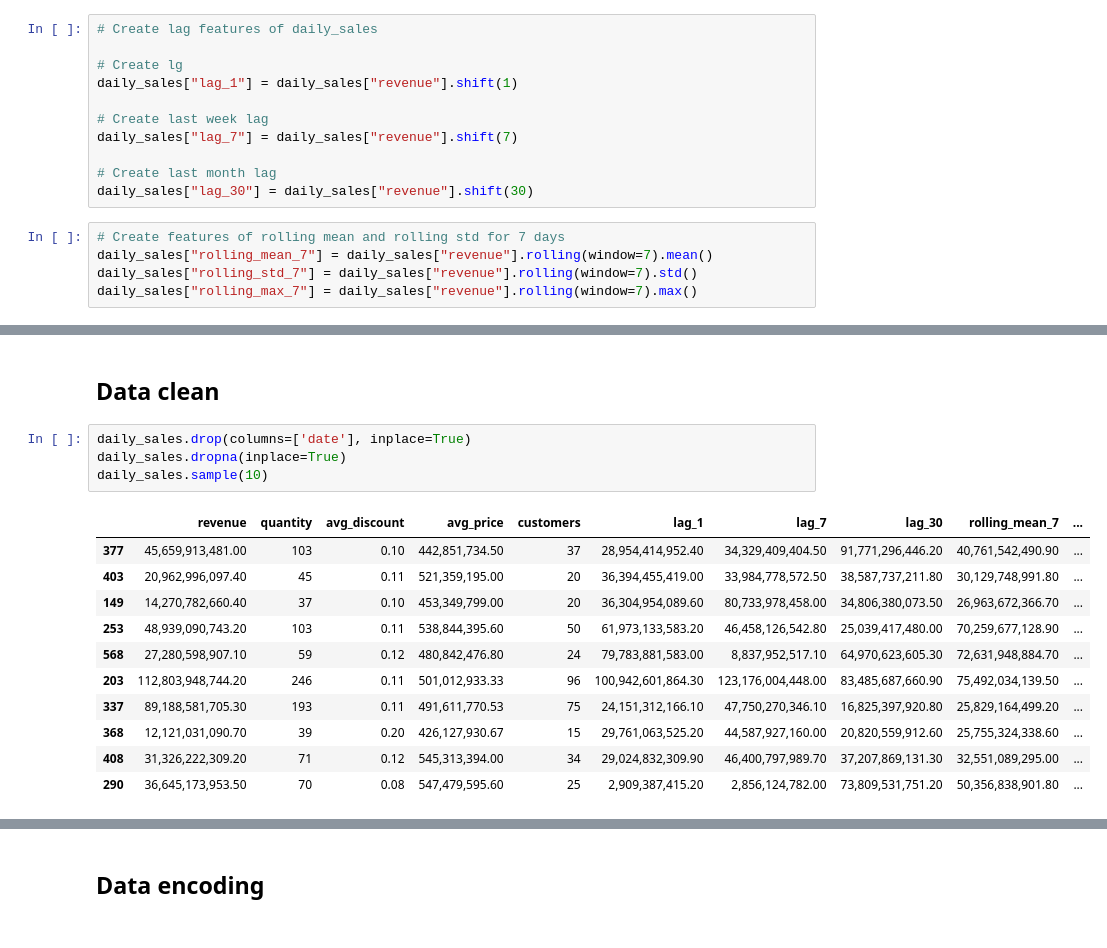
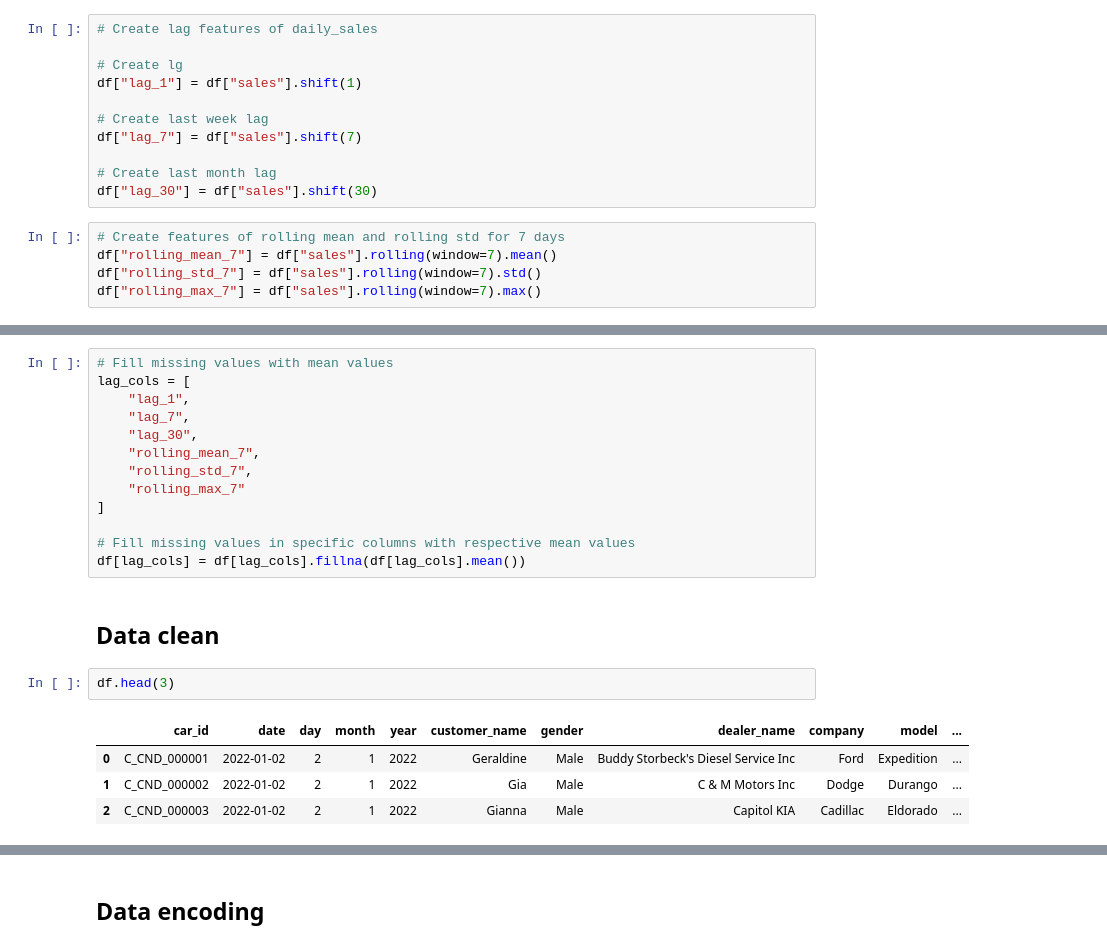
Before and after one commit to Mipjeiger/Car-sales-analytics-engineering, a Jupyter notebook: development/data_science/02_revenue_prediction.ipynb, the cells around one changed output, grey strips where cells are left out. Cells and saved outputs as stored; diff of their text form.

```diff
--- a/development/data_science/02_revenue_prediction.ipynb
+++ b/development/data_science/02_revenue_prediction.ipynb
@@ -107,18 +113,18 @@ revenue = daily_sales['revenue']
 # Create lag features of daily_sales
 
 # Create lg
-daily_sales["lag_1"] = daily_sales["revenue"].shift(1)
+df["lag_1"] = df["sales"].shift(1)
 
 # Create last week lag
-daily_sales["lag_7"] = daily_sales["revenue"].shift(7)
+df["lag_7"] = df["sales"].shift(7)
 
 # Create last month lag
-daily_sales["lag_30"] = daily_sales["revenue"].shift(30)
+df["lag_30"] = df["sales"].shift(30)
 # %%
 # Create features of rolling mean and rolling std for 7 days
-daily_sales["rolling_mean_7"] = daily_sales["revenue"].rolling(window=7).mean()
-daily_sales["rolling_std_7"] = daily_sales["revenue"].rolling(window=7).std()
-daily_sales["rolling_max_7"] = daily_sales["revenue"].rolling(window=7).max()
+df["rolling_mean_7"] = df["sales"].rolling(window=7).mean()
+df["rolling_std_7"] = df["sales"].rolling(window=7).std()
+df["rolling_max_7"] = df["sales"].rolling(window=7).max()
 # %%
 # Retrieve year, month, day_of_week, quarter, week_of_year, season from df into daily_sales
 daily_sales = daily_sales.merge(
@@ -129,18 +144,22 @@ daily_sales = daily_sales.merge(
+# %%
+# Fill missing values with mean values
+lag_cols = [
+    "lag_1",
+    "lag_7",
+    "lag_30",
+    "rolling_mean_7",
+    "rolling_std_7",
+    "rolling_max_7"
+]
+
+# Fill missing values in specific columns with respective mean values
+df[lag_cols] = df[lag_cols].fillna(df[lag_cols].mean())
 # %% [markdown]
 ## Data clean
 # %%
-daily_sales.drop(columns=['date'], inplace=True)
-daily_sales.dropna(inplace=True)
-daily_sales.sample(10)
+df.head(3)
 # %% [output]
-|  | revenue | quantity | avg_discount | avg_price | customers | lag_1 | lag_7 | lag_30 | rolling_mean_7 | ... |
-| 377 | 45,659,913,481.00 | 103 | 0.10 | 442,851,734.50 | 37 | 28,954,414,952.40 | 34,329,409,404.50 | 91,771,296,446.20 | 40,761,542,490.90 | ... |
-| 403 | 20,962,996,097.40 | 45 | 0.11 | 521,359,195.00 | 20 | 36,394,455,419.00 | 33,984,778,572.50 | 38,587,737,211.80 | 30,129,748,991.80 | ... |
-| 149 | 14,270,782,660.40 | 37 | 0.10 | 453,349,799.00 | 20 | 36,304,954,089.60 | 80,733,978,458.00 | 34,806,380,073.50 | 26,963,672,366.70 | ... |
-| 253 | 48,939,090,743.20 | 103 | 0.11 | 538,844,395.60 | 50 | 61,973,133,583.20 | 46,458,126,542.80 | 25,039,417,480.00 | 70,259,677,128.90 | ... |
-| 568 | 27,280,598,907.10 | 59 | 0.12 | 480,842,476.80 | 24 | 79,783,881,583.00 | 8,837,952,517.10 | 64,970,623,605.30 | 72,631,948,884.70 | ... |
-| 203 | 112,803,948,744.20 | 246 | 0.11 | 501,012,933.33 | 96 | 100,942,601,864.30 | 123,176,004,448.00 | 83,485,687,660.90 | 75,492,034,139.50 | ... |
-| 337 | 89,188,581,705.30 | 193 | 0.11 | 491,611,770.53 | 75 | 24,151,312,166.10 | 47,750,270,346.10 | 16,825,397,920.80 | 25,829,164,499.20 | ... |
-| 368 | 12,121,031,090.70 | 39 | 0.20 | 426,127,930.67 | 15 | 29,761,063,525.20 | 44,587,927,160.00 | 20,820,559,912.60 | 25,755,324,338.60 | ... |
-| 408 | 31,326,222,309.20 | 71 | 0.12 | 545,313,394.00 | 34 | 29,024,832,309.90 | 46,400,797,989.70 | 37,207,869,131.30 | 32,551,089,295.00 | ... |
-| 290 | 36,645,173,953.50 | 70 | 0.08 | 547,479,595.60 | 25 | 2,909,387,415.20 | 2,856,124,782.00 | 73,809,531,751.20 | 50,356,838,901.80 | ... |
+|  | car_id | date | day | month | year | customer_name | gender | dealer_name | company | model | ... |
+| 0 | C_CND_000001 | 2022-01-02 | 2 | 1 | 2022 | Geraldine | Male | Buddy Storbeck's Diesel Service Inc | Ford | Expedition | ... |
+| 1 | C_CND_000002 | 2022-01-02 | 2 | 1 | 2022 | Gia | Male | C & M Motors Inc | Dodge | Durango | ... |
+| 2 | C_CND_000003 | 2022-01-02 | 2 | 1 | 2022 | Gianna | Male | Capitol KIA | Cadillac | Eldorado | ... |
```
Also changed, not shown: parts of 38 cells of this notebook, 3 other files.
